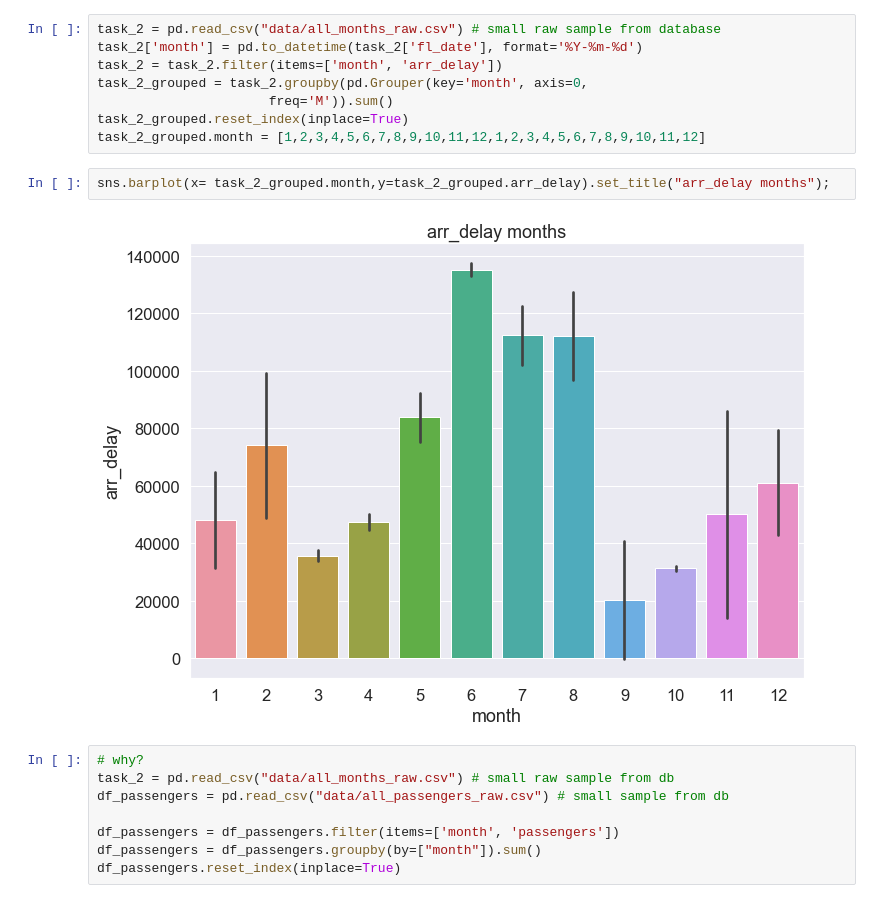
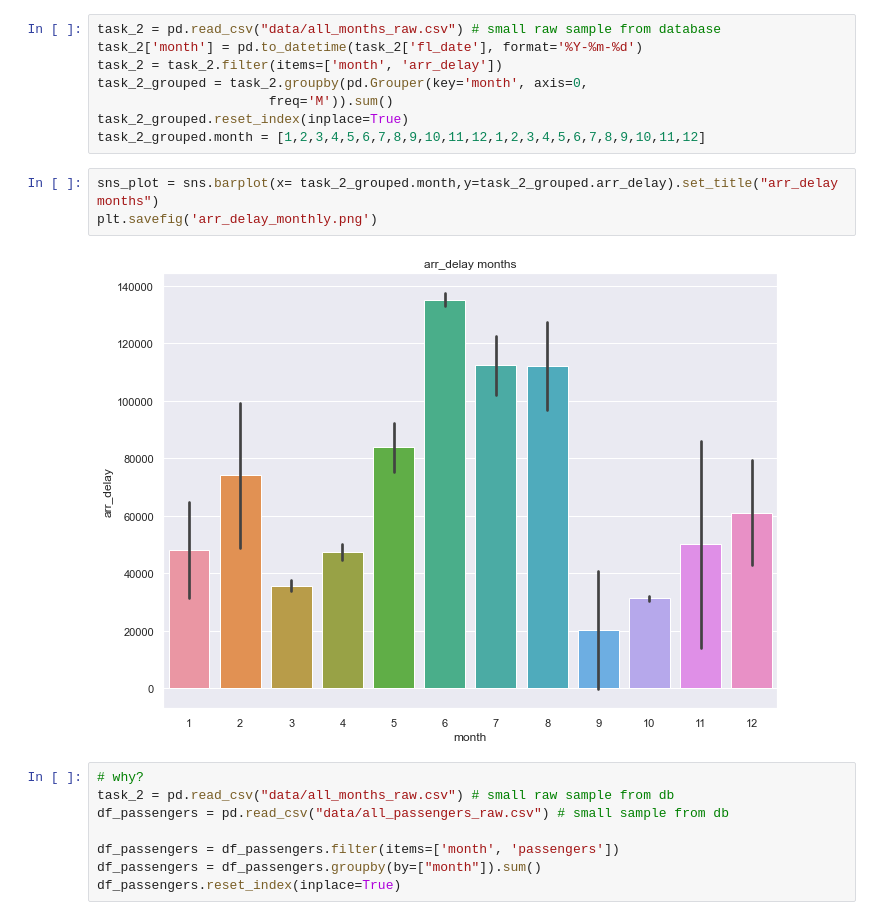
Before and after one commit to bmskarate/lighthouseMain, a Jupyter notebook: w6-midterm/exploratory_analysis.ipynb, the cells around one changed output. Saved outputs shown, nothing was run; the diff lists cells and outputs as text.

```diff
--- a/w6-midterm/exploratory_analysis.ipynb
+++ b/w6-midterm/exploratory_analysis.ipynb
@@ -73,9 +73,10 @@ task_2_grouped = task_2.groupby(pd.Grouper(key='month', axis=0,
 task_2_grouped.reset_index(inplace=True)
 task_2_grouped.month = [1,2,3,4,5,6,7,8,9,10,11,12,1,2,3,4,5,6,7,8,9,10,11,12]
 # %%
-sns.barplot(x= task_2_grouped.month,y=task_2_grouped.arr_delay).set_title("arr_delay months");
+sns_plot = sns.barplot(x= task_2_grouped.month,y=task_2_grouped.arr_delay).set_title("arr_delay months")
+plt.savefig('arr_delay_monthly.png')
 # %% [output]
-[figure, old version]
+[figure, new version]
 # %%
 # why?
 task_2 = pd.read_csv("data/all_months_raw.csv") # small raw sample from db
```
Also changed, not shown: parts of 11 cells of this notebook, 11 other files.
